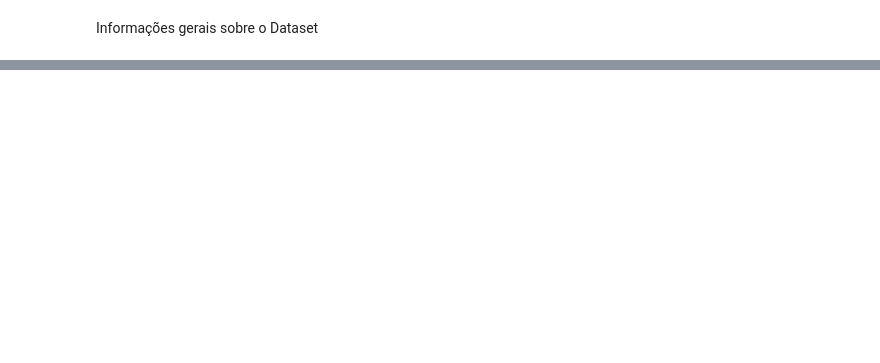
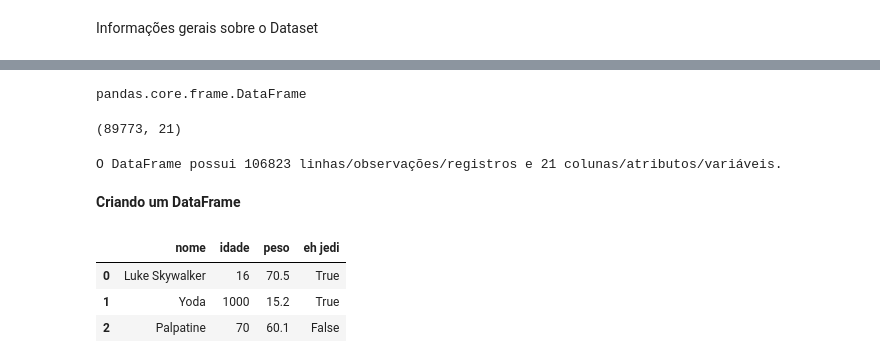
Before and after one commit to Guilherme0202PM/TreinamentoDados, a Jupyter notebook: Semana04/Section02/Pandas.ipynb, the cells around one changed output, grey strips where cells are left out. Cells and saved outputs as stored; diff of their text form; code cells hidden in the pictures; blank space fills up the shorter version.

Commit message:
Pandas - Criando Data Set

```diff
--- a/Semana04/Section02/Pandas.ipynb
+++ b/Semana04/Section02/Pandas.ipynb
@@ -58,0 +61,28 @@ memory usage: 17.1+ MB
+# %%
+type(data)
+# %% [output]
+pandas.core.frame.DataFrame
+# %%
+data.shape
+# %% [output]
+(89773, 21)
+# %%
+print(f'O DataFrame possui {data.shape[0]} linhas/observações/registros e {data.shape[1]} colunas/atributos/variáveis.')
+# %% [output]
+O DataFrame possui 106823 linhas/observações/registros e 21 colunas/atributos/variáveis.
+# %% [markdown]
+**Criando um DataFrame**
+# %%
+personagens_df = pd.DataFrame({
+    'nome': ['Luke Skywalker', 'Yoda', 'Palpatine'],
+    'idade': [16, 1000, 70],
+    'peso': [70.5, 15.2, 60.1],
+    'eh jedi': [True, True, False]  # o nome das colunas podem ter espaços
+})
+# %%
+personagens_df
+# %% [output]
+|  | nome | idade | peso | eh jedi |
+| 0 | Luke Skywalker | 16 | 70.5 | True |
+| 1 | Yoda | 1000 | 15.2 | True |
+| 2 | Palpatine | 70 | 60.1 | False |
```
Also changed, not shown: parts of 9 cells of this notebook.
